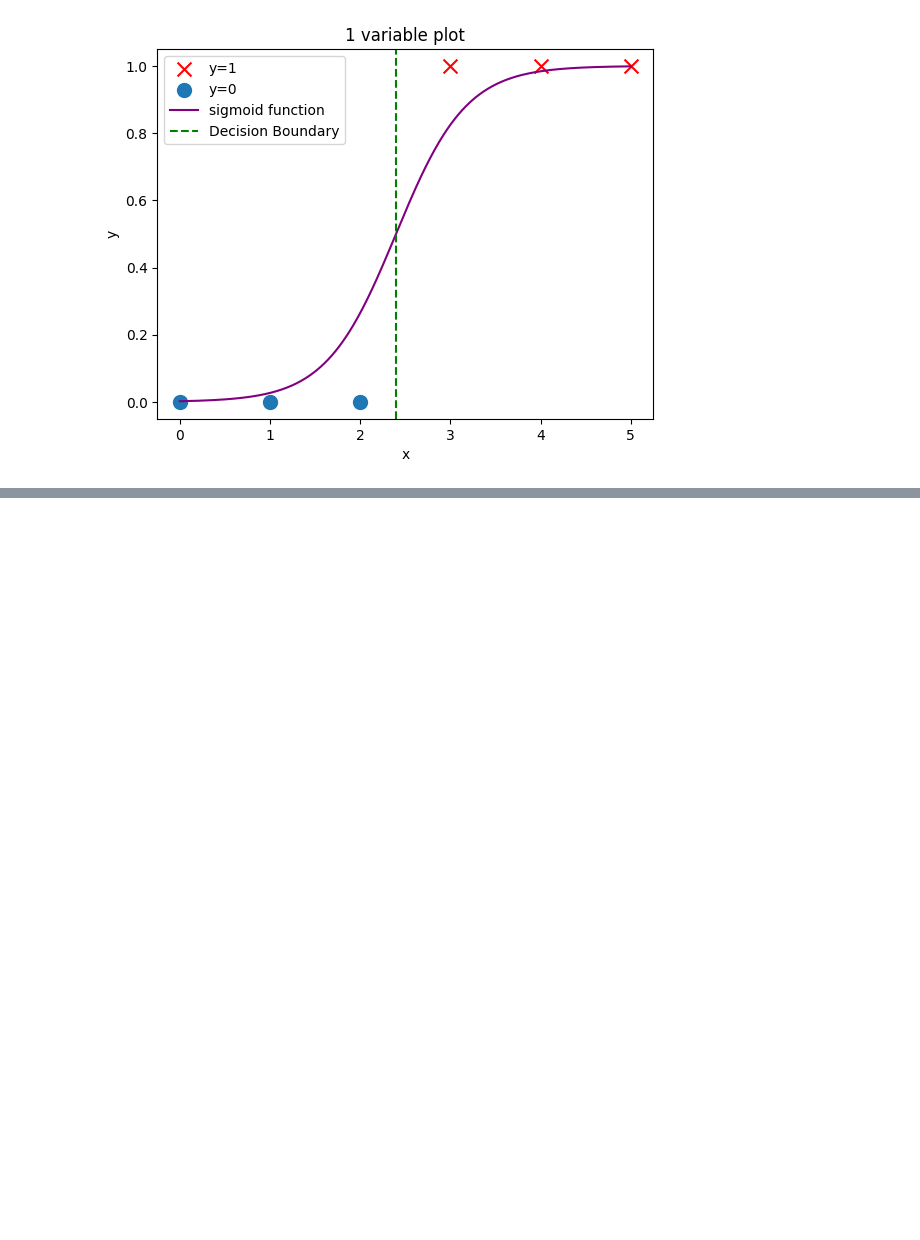
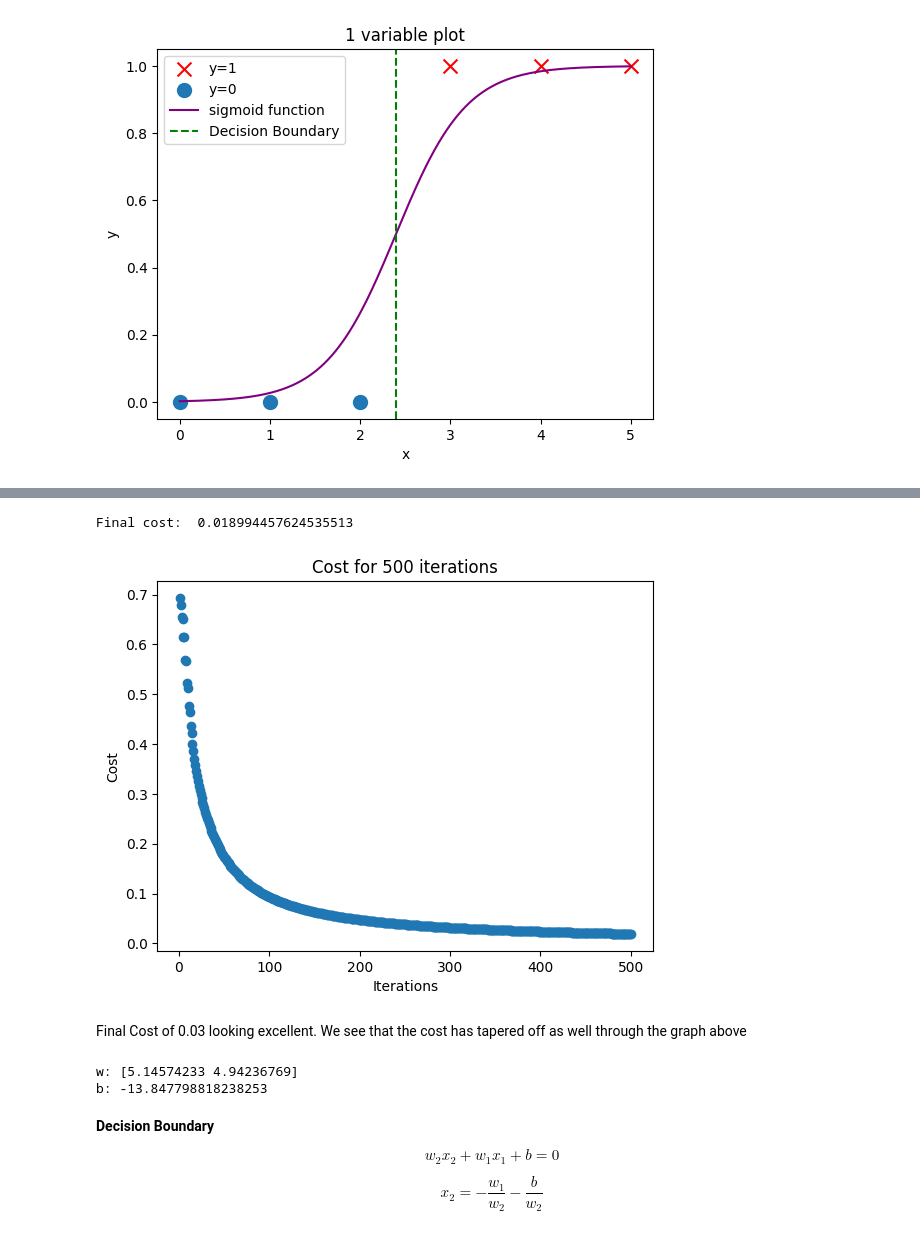
Before and after one commit to Sofia-Ortega/Machine-Learning, a Jupyter notebook: logistic-regression.ipynb, the cells around one changed output, grey strips where cells are left out. Saved outputs shown, nothing was run; the diff lists cells and outputs as text; code cells hidden in the pictures; blank space fills up the shorter version.

```diff
--- a/logistic-regression.ipynb
+++ b/logistic-regression.ipynb
@@ -194,0 +282,2 @@ plt.legend()
+# %%
+ALPHA = 1.8
@@ -194,0 +288,31 @@ plt.legend()
+# %%
+NUM_OF_ITERATIONS = 500
+costs, w_vec, b = gradient_descent(X_train2, y_train2, starting_w_vec_2, 0, ALPHA, NUM_OF_ITERATIONS)
+# %%
+print("Final cost: ", costs[-1])
+plt.scatter(range(1, len(costs) + 1), costs)
+plt.xlabel('Iterations')
+plt.ylabel('Cost')
+plt.title(f"Cost for {NUM_OF_ITERATIONS} iterations")
+plt.show()
+# %% [output]
+Final cost:  0.018994457624535513
+[figure, added]
+# %% [markdown]
+Final Cost of 0.03 looking excellent. We see that the cost has tapered off as well through the graph above
+# %%
+print(f'w: {w_vec}')
+print(f'b: {b}')
+# %% [output]
+w: [5.14574233 4.94236769]
+b: -13.847798818238253
+# %% [markdown]
+**Decision Boundary**
+
+$$
+w_2 x_2 + w_1 x_1 + b = 0
+$$
+
+$$
+x_2 = -\frac{w_1}{w_2} - \frac{b}{w_2}
+$$
```
Also changed, not shown: parts of 37 cells of this notebook, 1 other file.
